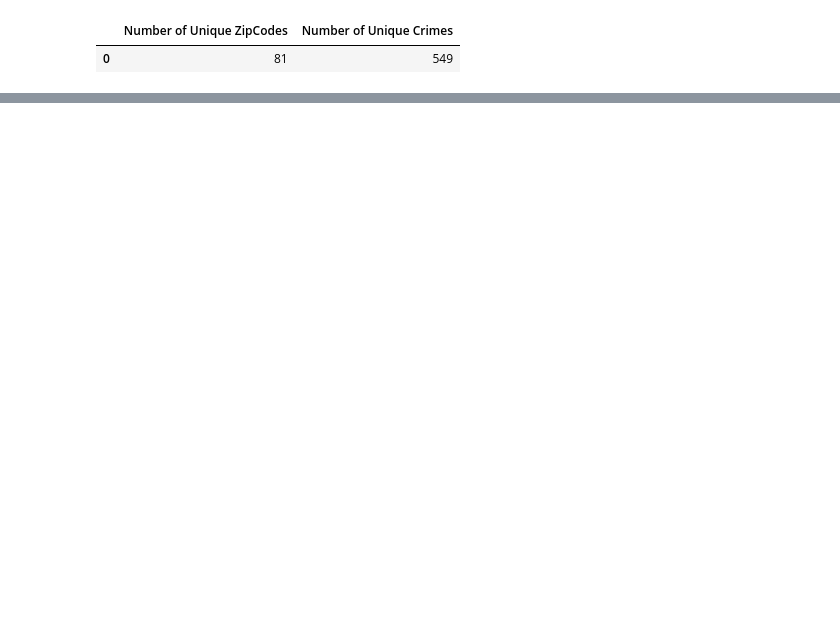
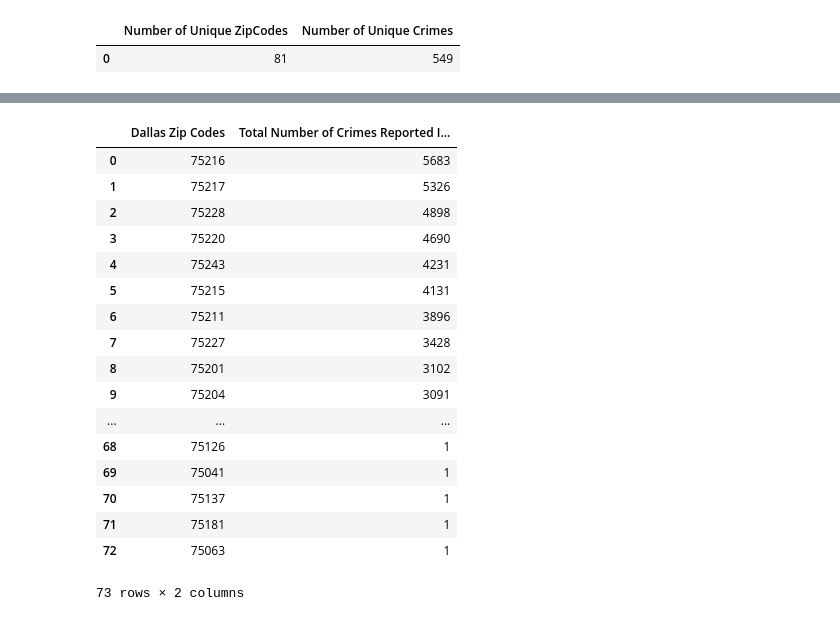
Before and after one commit to benjaminpodell/Project_1, a Jupyter notebook: police_csv_script.ipynb, the cells around one changed output, grey strips where cells are left out. Drawn from its saved outputs; the diff is of its cells as text; code cells hidden in the pictures; blank space fills up the shorter version.

```diff
--- a/police_csv_script.ipynb
+++ b/police_csv_script.ipynb
@@ -176,0 +269,3 @@ len(dallas_crime_df)
+# %%
+total_crimes_per_zip = dallas_zip_crime["Zip Code"].value_counts()
+total_crimes_per_zip
@@ -176,0 +290,3 @@ len(dallas_crime_df)
+# %%
+total_crimes_per_zip_df = total_crimes_per_zip.rename_axis('unique_values').reset_index(name='counts')
+print (total_crimes_per_zip_df)
@@ -176,0 +311,24 @@ len(dallas_crime_df)
+# %%
+zip_crime_count_df = pd.DataFrame(total_crimes_per_zip_df)
+zip_crime_count_renamed = zip_crime_count_df.rename(columns={"unique_values": "Dallas Zip Codes","counts": "Total Number of Crimes Reported In 2018"})
+zip_crime_count_renamed['Dallas Zip Codes'] = zip_crime_count_renamed['Dallas Zip Codes'].astype(object)
+zip_crime_count_renamed
+# %% [output]
+|  | Dallas Zip Codes | Total Number of Crimes Reported I... |
+| 0 | 75216 | 5683 |
+| 1 | 75217 | 5326 |
+| 2 | 75228 | 4898 |
+| 3 | 75220 | 4690 |
+| 4 | 75243 | 4231 |
+| 5 | 75215 | 4131 |
+| 6 | 75211 | 3896 |
+| 7 | 75227 | 3428 |
+| 8 | 75201 | 3102 |
+| 9 | 75204 | 3091 |
+| ... | ... | ... |
+| 68 | 75126 | 1 |
+| 69 | 75041 | 1 |
+| 70 | 75137 | 1 |
+| 71 | 75181 | 1 |
+| 72 | 75063 | 1 |
+73 rows × 2 columns
```
Also changed, not shown: parts of 11 cells of this notebook.
